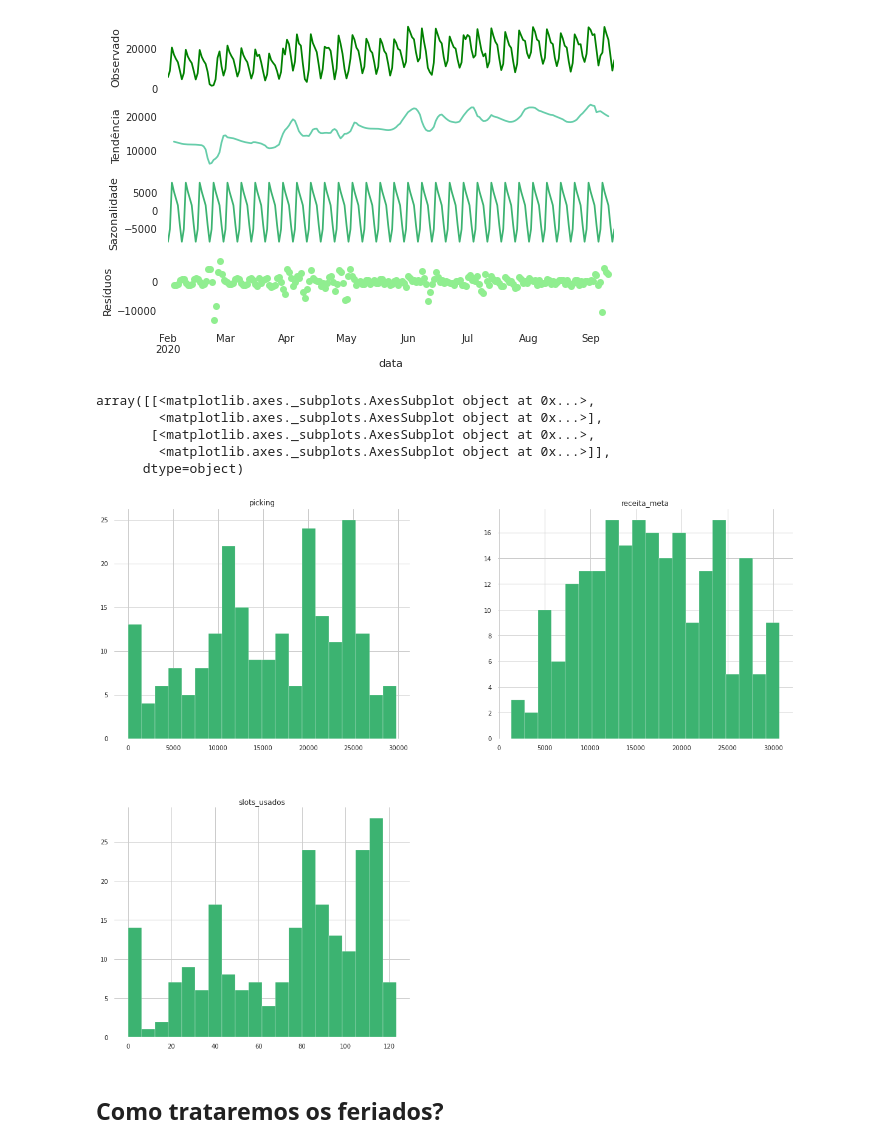
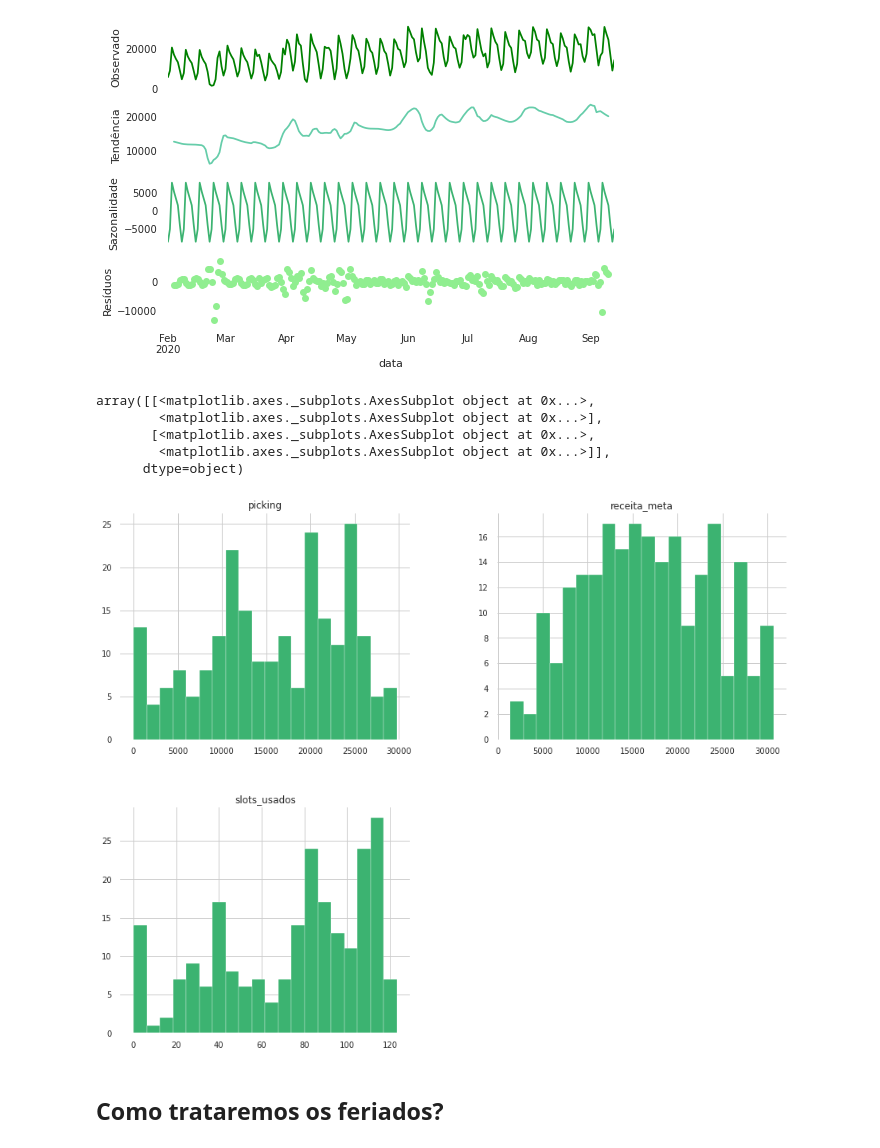
Before and after one commit to log-tech/dimensionamento-operacional, a Jupyter notebook: Trabalho Final - Github.ipynb, the cells around one changed output. Drawn from its saved outputs; the diff is of its cells as text; code cells hidden in the pictures.

```diff
--- a/Trabalho Final - Github.ipynb
+++ b/Trabalho Final - Github.ipynb
@@ -635,14 +635,14 @@ plt.show()
 # %%
 # -- Analisando o histpgrama das variáveis
 
-sp_ts.hist(bins = 20, figsize=[20,16], color='mediumseagreen')
+sp_ts.hist(bins = 20, figsize=[15,12], color='mediumseagreen')
 # %% [output]
 array([[<matplotlib.axes._subplots.AxesSubplot object at 0x...>,
         <matplotlib.axes._subplots.AxesSubplot object at 0x...>],
        [<matplotlib.axes._subplots.AxesSubplot object at 0x...>,
         <matplotlib.axes._subplots.AxesSubplot object at 0x...>]],
       dtype=object)
-[figure, old version]
+[figure, new version]
 # %% [markdown]
 ## Como trataremos os feriados?
 # %% [markdown]
```
Also changed, not shown: parts of 3 cells of this notebook.
